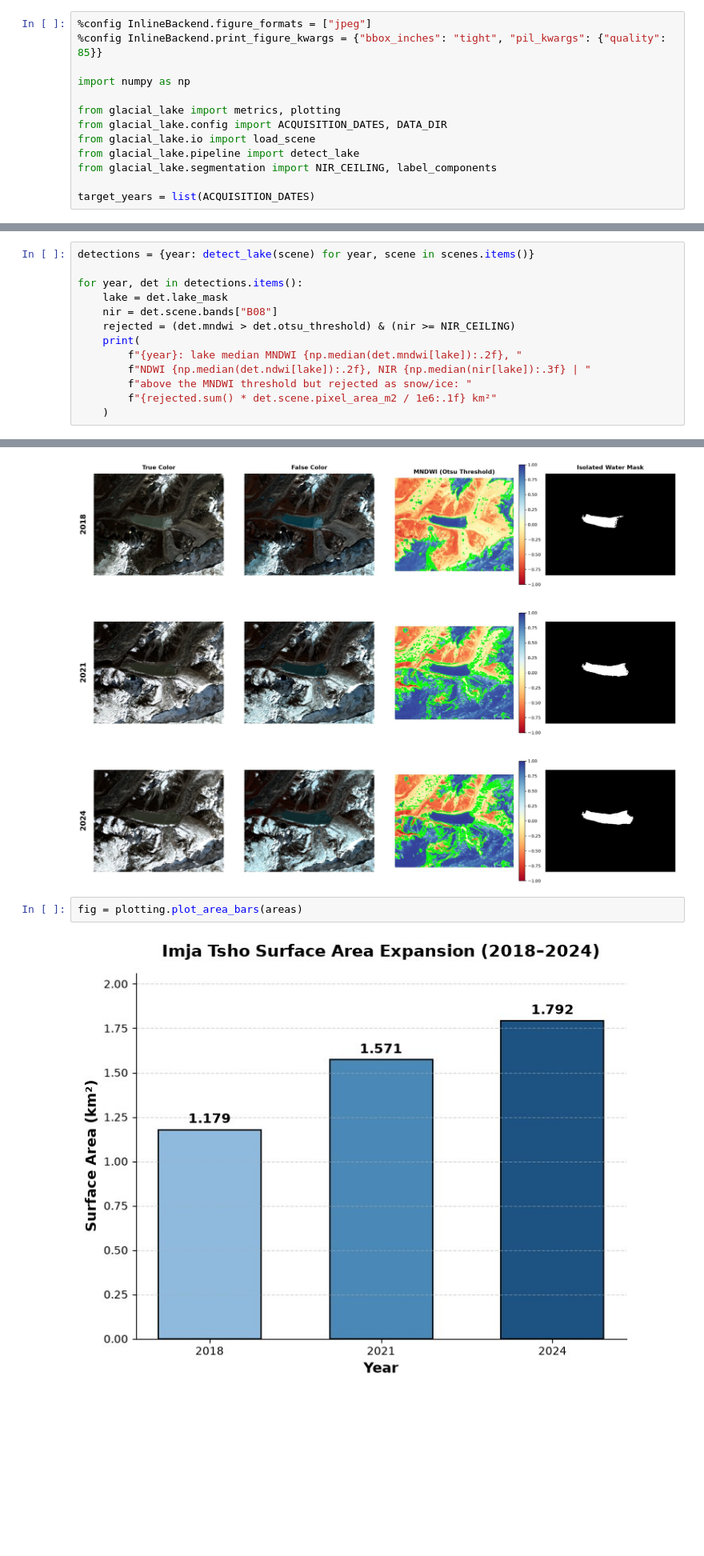
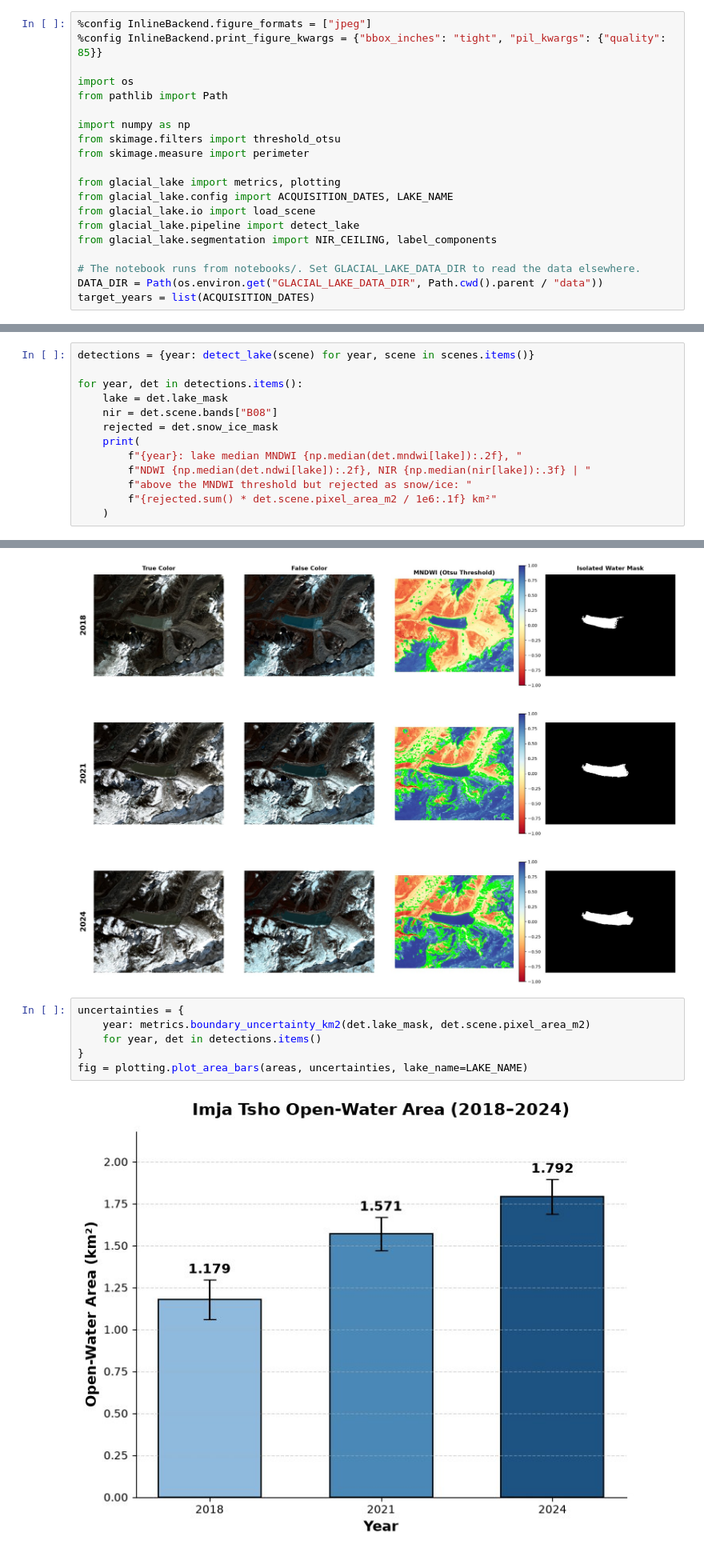
Before and after one commit to piotr-lorek/Imja-Tsho-Lake-Expansion, a Jupyter notebook: notebooks/imja_tsho_analysis.ipynb, the cells around one changed output, grey strips where cells are left out. Shown at 80% size. Saved outputs shown, nothing was run; the diff lists cells and outputs as text; blank space fills up the shorter version.

```diff
--- a/notebooks/imja_tsho_analysis.ipynb
+++ b/notebooks/imja_tsho_analysis.ipynb
@@ -23,14 +23,21 @@ The processing steps live in the `glacial_lake` package (`src/glacial_lake/`); t
 %config InlineBackend.figure_formats = ["jpeg"]
 %config InlineBackend.print_figure_kwargs = {"bbox_inches": "tight", "pil_kwargs": {"quality": 85}}
 
+import os
+from pathlib import Path
+
 import numpy as np
+from skimage.filters import threshold_otsu
+from skimage.measure import perimeter
 
 from glacial_lake import metrics, plotting
-from glacial_lake.config import ACQUISITION_DATES, DATA_DIR
+from glacial_lake.config import ACQUISITION_DATES, LAKE_NAME
 from glacial_lake.io import load_scene
 from glacial_lake.pipeline import detect_lake
 from glacial_lake.segmentation import NIR_CEILING, label_components
 
+# The notebook runs from notebooks/. Set GLACIAL_LAKE_DATA_DIR to read the data elsewhere.
+DATA_DIR = Path(os.environ.get("GLACIAL_LAKE_DATA_DIR", Path.cwd().parent / "data"))
 target_years = list(ACQUISITION_DATES)
 # %% [markdown]
 ## 2. Data
@@ -78,7 +85,7 @@ detections = {year: detect_lake(scene) for year, scene in scenes.items()}
 for year, det in detections.items():
     lake = det.lake_mask
     nir = det.scene.bands["B08"]
-    rejected = (det.mndwi > det.otsu_threshold) & (nir >= NIR_CEILING)
+    rejected = det.snow_ice_mask
     print(
         f"{year}: lake median MNDWI {np.median(det.mndwi[lake]):.2f}, "
         f"NDWI {np.median(det.ndwi[lake]):.2f}, NIR {np.median(nir[lake]):.3f} | "
@@ -147,9 +157,13 @@ fig = plotting.plot_results_grid(detections)
 # %% [output]
 [figure]
 # %%
-fig = plotting.plot_area_bars(areas)
+uncertainties = {
+    year: metrics.boundary_uncertainty_km2(det.lake_mask, det.scene.pixel_area_m2)
+    for year, det in detections.items()
+}
+fig = plotting.plot_area_bars(areas, uncertainties, lake_name=LAKE_NAME)
 # %% [output]
-[figure, old version]
+[figure, new version]
 # %% [markdown]
 ### Checking the Otsu assumption on MNDWI
 
```
Also changed, not shown: parts of 20 cells of this notebook, 23 other files.
